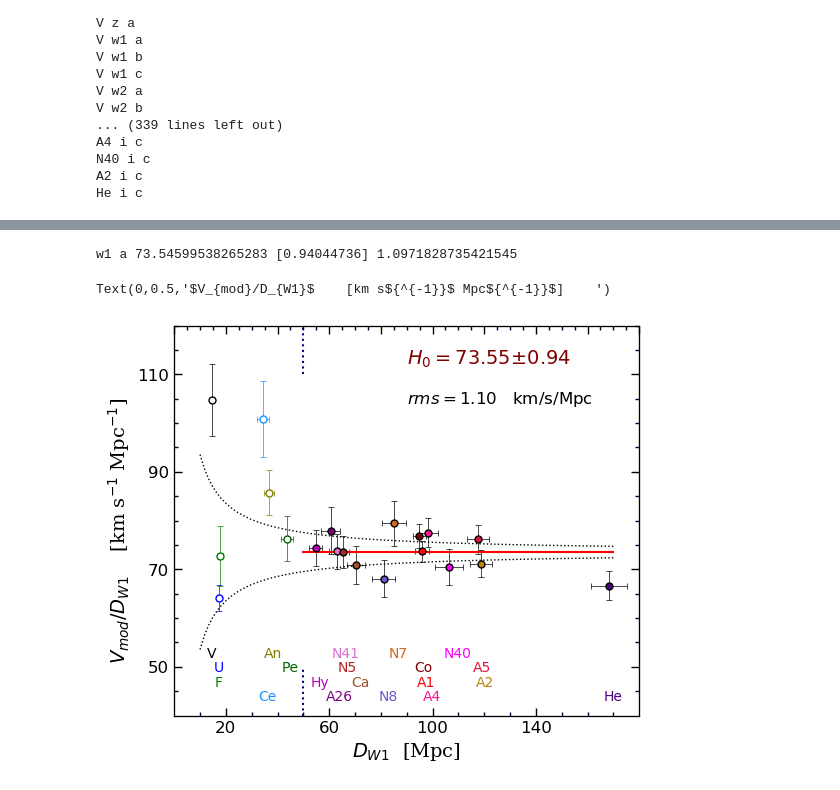
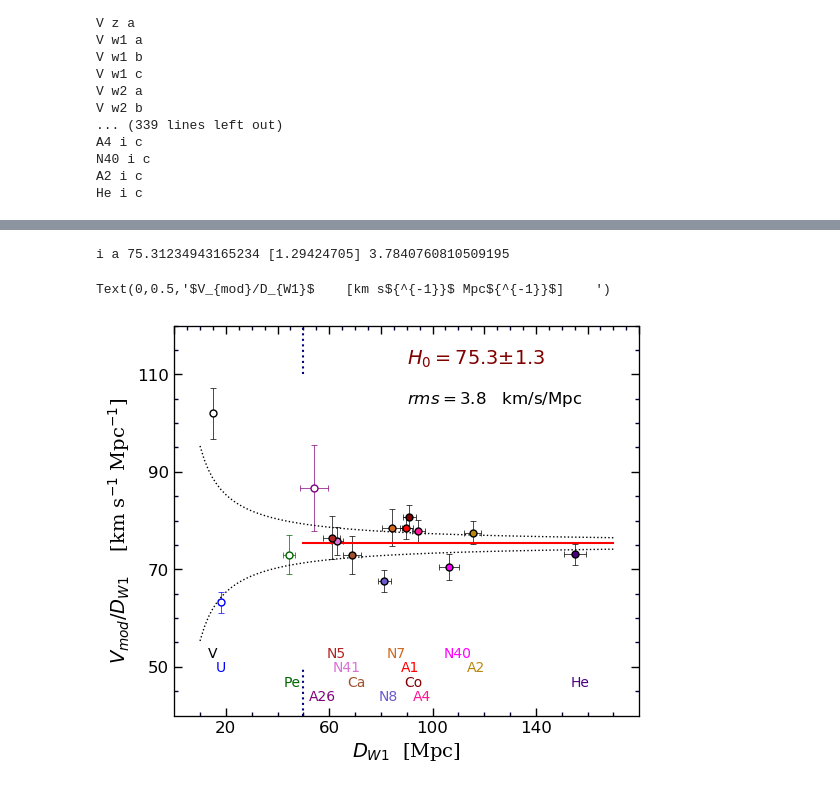
Before and after one commit to ekourkchi/TFcalibrators, a Jupyter notebook: TF_apply_cluster_bias.ipynb, the cells around one changed output, grey strips where cells are left out. Drawn from its saved outputs; the diff is of its cells as text; code cells hidden in the pictures.

```diff
--- a/TF_apply_cluster_bias.ipynb
+++ b/TF_apply_cluster_bias.ipynb
@@ -371,9 +370,9 @@ print getVmod({'dummy': Ndict}, 'dummy')
 Vmod_Dict = {}
 
 for key in Vmod_Clusters:
-    Vmod, Vmod_e, Vcmb, Vcmb_e, Vls, Vls_e = getVmod(Vmod_Clusters, key)
+    Vmod, Vmod_e = getVmod(key)
     name = Vmod_Clusters[key]['name']
     print key, name, '%.0f'%Vmod, '%.0f'%Vmod_e
 
-    Vmod_Dict[name] = [Vmod, Vmod_e, Vcmb, Vcmb_e, Vls, Vls_e]
+    Vmod_Dict[name] = [Vmod, Vmod_e]
 # %% [output]
@@ -569,10 +574,7 @@ for i, cc in enumerate(DM_code):
     rowDict['H0e']    = H0e
     rowDict['Vmod']   = Vmod
     rowDict['Vmod_e'] = Vmod_e
-    rowDict['Vcmb']   = Vmod_arr[2]
-    rowDict['Vcmb_e'] = Vmod_arr[3]
-    rowDict['Vls']    = Vmod_arr[4]
-    rowDict['Vls_e']  = Vmod_arr[5]
+
 
 
 
@@ -1007,7 +1005,8 @@ def plotHubble(ax, band, param, Dlim = 50, labels=False):
     H0e_fit = np.sqrt(cov[0])
 
     chi2 = np.sum(((Y-H0_fit)/Ye)**2)
-    H_rms = np.sqrt(chi2/(len(X)-1))
+    H_rms = np.sqrt(np.sum((Y-H0_fit)**2)/(len(X)))
+#     np.sqrt(chi2/(len(X)-1))
 
 
     He_max = np.max([H0e_fit, H_rms])
@@ -1030,7 +1029,7 @@ def plotHubble(ax, band, param, Dlim = 50, labels=False):
 #     DMs  = np.asarray(DMs)
 #     DMes = np.asarray(DMes)
 #     Ho_fit, _ = linMC_H0(DMs, Vs, DMes, Ves, nwalkers=100, nsteps=5000, ignore=1000)
-#     print band, param, Ho_fit, H0_fit, H0e_fit, H_rms
+#     print 'Bayesian', band, param, Ho_fit
     print band, param, H0_fit, H0e_fit, H_rms
 
     ax.set_xticks(np.arange(20, 180, step=40))
@@ -1065,23 +1064,23 @@ def plotHubble(ax, band, param, Dlim = 50, labels=False):
         col='maroon'
         unit= '   km/s/Mpc'
 
-    ax.text(x0,y0, r"$H_0 = $"+"%.2f" % H0_fit+'$\pm$'+"%.2f" % H0e_fit,fontsize=fntsize, color=col)
-    ax.text(x0,y1, r"$rms = $"+"%.2f" % H_rms+unit,fontsize=12, color='k')
+    ax.text(x0,y0, r"$H_0 = $"+"%.1f" % H0_fit+'$\pm$'+"%.1f" % H0e_fit,fontsize=fntsize, color=col)
+    ax.text(x0,y1, r"$rms = $"+"%.1f" % H_rms+unit,fontsize=12, color='k')
 
     return x_ax, y_ax
 # %%
 fig = py.figure(figsize=(5,5), dpi=100)
 fig.subplots_adjust(wspace=0, top=0.9, bottom=0.12, left=0.05, right=0.98)
 ax = fig.add_subplot(111)
 
-x_ax, y_ax = plotHubble(ax, 'w1', 'a', labels=True)
+x_ax, y_ax = plotHubble(ax, 'i', 'a', labels=True)
 
 ax.set_xlabel(r'$D_{W1}$'+'  [Mpc]', fontsize=14, fontdict=font)
 ax.set_ylabel(r'$V_{mod}/D_{W1}$'+'    [km s'+r'${^{-1}}$'+' Mpc'+r'${^{-1}}$'+']    ', fontsize=14, fontdict=font)
 # %% [output]
-w1 a 73.54599538265283 [0.94044736] 1.0971828735421545
+i a 75.31234943165234 [1.29424705] 3.7840760810509195
 Text(0,0.5,'$V_{mod}/D_{W1}$    [km s${^{-1}}$ Mpc${^{-1}}$]    ')
-[figure, old version]
+[figure, new version]
 # %%
 
 dye = {"u":"blue","g":"green","r":"red","i":"orange","z":"maroon","w1":"purple", 'w2': "brown"}
```
Also changed, not shown: parts of 15 cells of this notebook, 2 other files.
